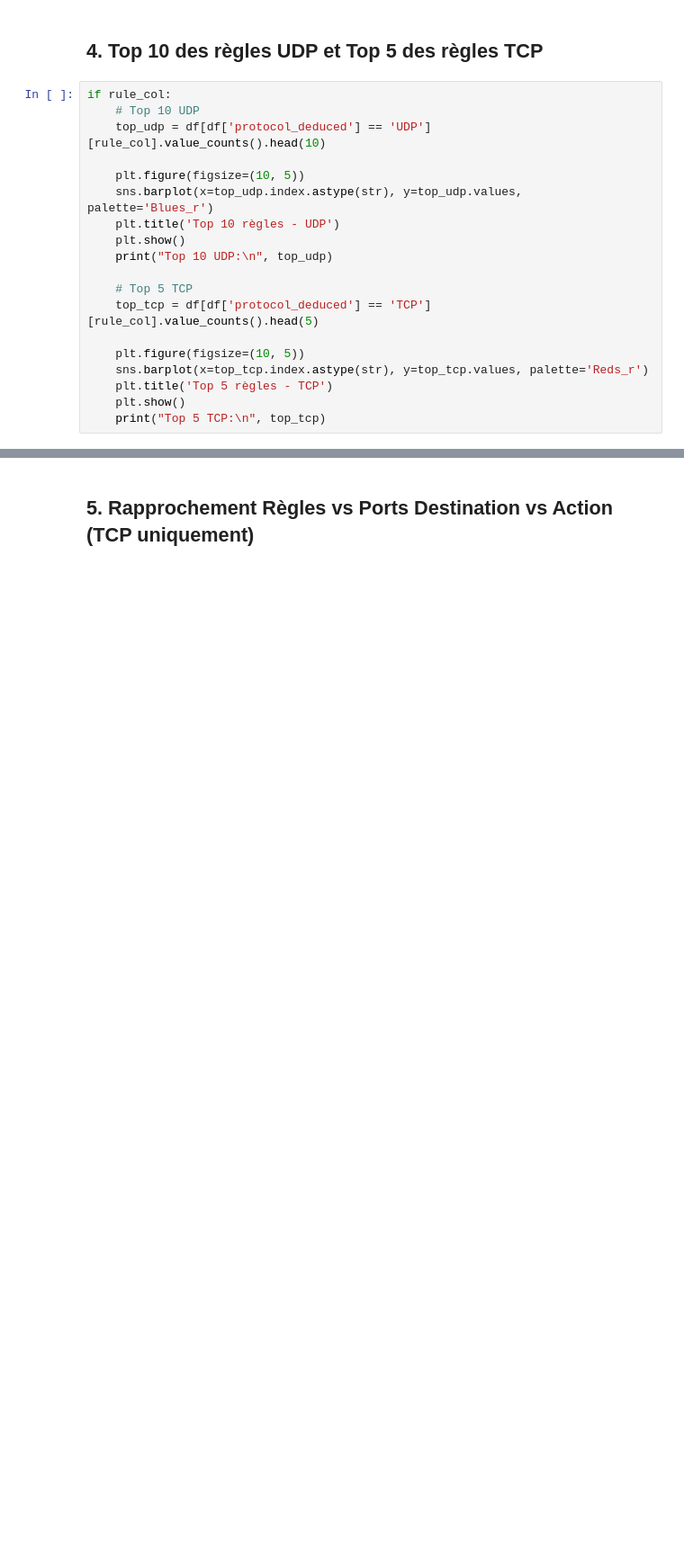
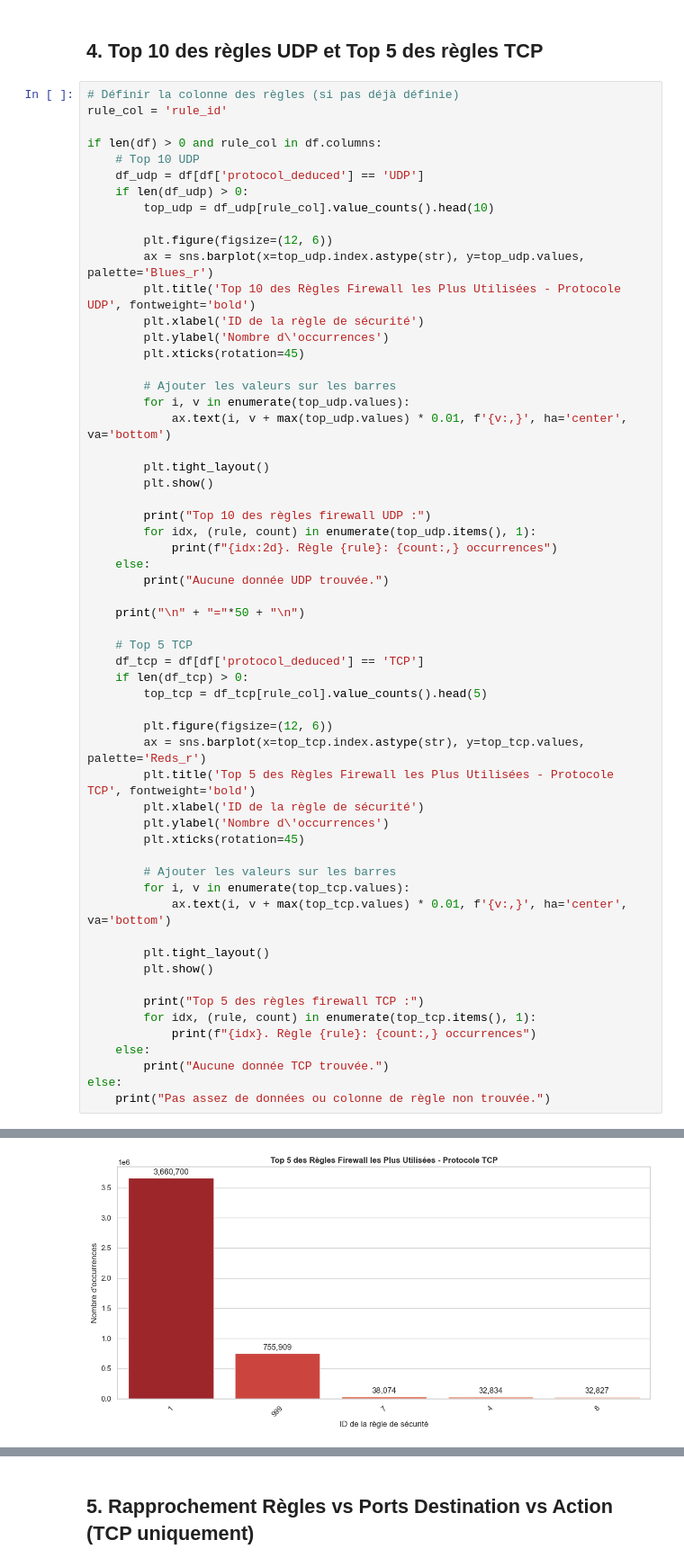
Before and after one commit to OlivierBOROT/Challenge-Security, a Jupyter notebook: analyse_des_donnees_brutes/analyse_logs.ipynb, the cells around one changed output, grey strips where cells are left out. Shown at 90% size. Saved outputs shown, nothing was run; the diff lists cells and outputs as text; blank space fills up the shorter version.

```diff
--- a/analyse_des_donnees_brutes/analyse_logs.ipynb
+++ b/analyse_des_donnees_brutes/analyse_logs.ipynb
@@ -109,21 +1272,61 @@ plt.show()
 # %% [markdown]
 ## 4. Top 10 des règles UDP et Top 5 des règles TCP
 # %%
-if rule_col:
+# Définir la colonne des règles (si pas déjà définie)
+rule_col = 'rule_id'
+
+if len(df) > 0 and rule_col in df.columns:
     # Top 10 UDP
-    top_udp = df[df['protocol_deduced'] == 'UDP'][rule_col].value_counts().head(10)
+    df_udp = df[df['protocol_deduced'] == 'UDP']
+    if len(df_udp) > 0:
+        top_udp = df_udp[rule_col].value_counts().head(10)
 
-    plt.figure(figsize=(10, 5))
-    sns.barplot(x=top_udp.index.astype(str), y=top_udp.values, palette='Blues_r')
-    plt.title('Top 10 règles - UDP')
-    plt.show()
-    print("Top 10 UDP:\n", top_udp)
+        plt.figure(figsize=(12, 6))
+        ax = sns.barplot(x=top_udp.index.astype(str), y=top_udp.values, palette='Blues_r')
+        plt.title('Top 10 des Règles Firewall les Plus Utilisées - Protocole UDP', fontweight='bold')
+        plt.xlabel('ID de la règle de sécurité')
+        plt.ylabel('Nombre d\'occurrences')
+        plt.xticks(rotation=45)
+
+        # Ajouter les valeurs sur les barres
+        for i, v in enumerate(top_udp.values):
+            ax.text(i, v + max(top_udp.values) * 0.01, f'{v:,}', ha='center', va='bottom')
+
+        plt.tight_layout()
+        plt.show()
+
+        print("Top 10 des règles firewall UDP :")
+        for idx, (rule, count) in enumerate(top_udp.items(), 1):
+            print(f"{idx:2d}. Règle {rule}: {count:,} occurrences")
+    else:
+        print("Aucune donnée UDP trouvée.")
+
+    print("\n" + "="*50 + "\n")
 
     # Top 5 TCP
-    top_tcp = df[df['protocol_deduced'] == 'TCP'][rule_col].value_counts().head(5)
+    df_tcp = df[df['protocol_deduced'] == 'TCP']
+    if len(df_tcp) > 0:
+        top_tcp = df_tcp[rule_col].value_counts().head(5)
 
-    plt.figure(figsize=(10, 5))
-    sns.barplot(x=top_tcp.index.astype(str), y=top_tcp.values, palette='Reds_r')
-    plt.title('Top 5 règles - TCP')
-    plt.show()
-    print("Top 5 TCP:\n", top_tcp)
+        plt.figure(figsize=(12, 6))
+        ax = sns.barplot(x=top_tcp.index.astype(str), y=top_tcp.values, palette='Reds_r')
+        plt.title('Top 5 des Règles Firewall les Plus Utilisées - Protocole TCP', fontweight='bold')
+        plt.xlabel('ID de la règle de sécurité')
+        plt.ylabel('Nombre d\'occurrences')
+        plt.xticks(rotation=45)
+
+        # Ajouter les valeurs sur les barres
+        for i, v in enumerate(top_tcp.values):
+            ax.text(i, v + max(top_tcp.values) * 0.01, f'{v:,}', ha='center', va='bottom')
+
+        plt.tight_layout()
+        plt.show()
+
+        print("Top 5 des règles firewall TCP :")
+        for idx, (rule, count) in enumerate(top_tcp.items(), 1):
+            print(f"{idx}. Règle {rule}: {count:,} occurrences")
+    else:
+        print("Aucune donnée TCP trouvée.")
+else:
+    print("Pas assez de données ou colonne de règle non trouvée.")
+# %% [output]
@@ -129,0 +1339 @@ if rule_col:
+[figure, added]
```
Also changed, not shown: parts of 12 cells of this notebook, 4 other files.
